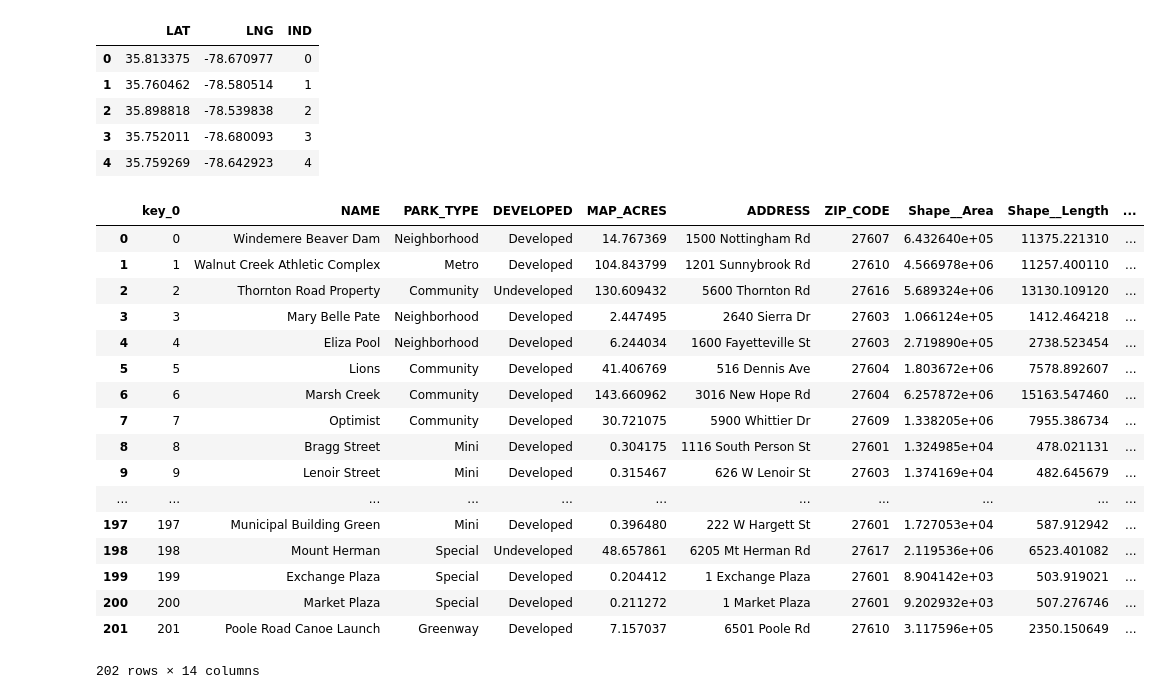
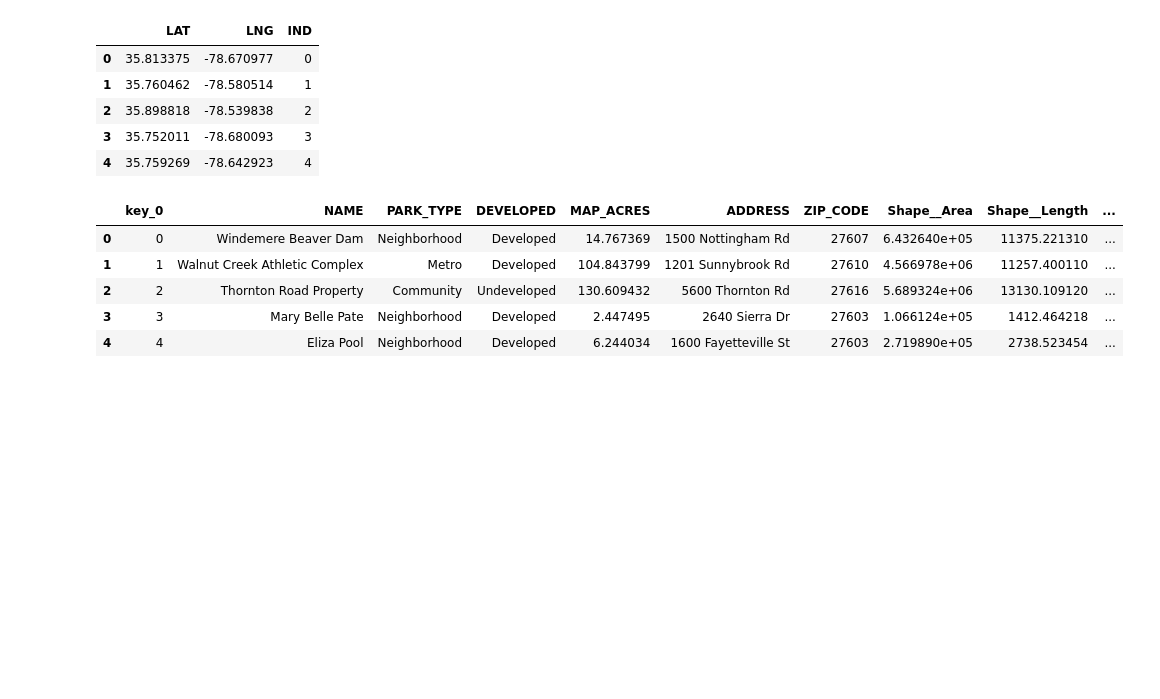
Before and after one commit to joshseymour/Project_2, a Jupyter notebook: Parks_Pipeline.ipynb, the cells around one changed output. Cells and saved outputs as stored; diff of their text form; code cells hidden in the pictures; blank space fills up the shorter version.

```diff
--- a/Parks_Pipeline.ipynb
+++ b/Parks_Pipeline.ipynb
@@ -56,8 +59,10 @@ df
 # %%
 # Import API key
 # from api_key import api_key
-apiKey = '&key=AIzaSyBp0_QDE1LQPcT6RaNTDQidDh_XVSMnDxE'
 
-#set base query_url
+#set the apiKey for Google Maps API
+apiKey =
+
+#set the base url
 query_url = "https://maps.googleapis.com/maps/api/geocode/json?address="
 # %%
@@ -93,23 +100,12 @@ lat_lng_df.head()
 | 4 | 35.759269 | -78.642923 | 4 |
 # %%
 #merge the df's together, df on index, lat_lng_df on IND, and only merge those that match on lat_lng_df
-pd.merge(df, lat_lng_df, left_on=df.index, right_on=lat_lng_df.IND, how='inner')
+df = pd.merge(df, lat_lng_df, left_on=df.index, right_on=lat_lng_df.IND, how='inner')
+df.head()
 # %% [output]
 |  | key_0 | NAME | PARK_TYPE | DEVELOPED | MAP_ACRES | ADDRESS | ZIP_CODE | Shape__Area | Shape__Length | ... |
 | 0 | 0 | Windemere Beaver Dam | Neighborhood | Developed | 14.767369 | 1500 Nottingham Rd | 27607 | 6.432640e+05 | 11375.221310 | ... |
 | 1 | 1 | Walnut Creek Athletic Complex | Metro | Developed | 104.843799 | 1201 Sunnybrook Rd | 27610 | 4.566978e+06 | 11257.400110 | ... |
 | 2 | 2 | Thornton Road Property | Community | Undeveloped | 130.609432 | 5600 Thornton Rd | 27616 | 5.689324e+06 | 13130.109120 | ... |
 | 3 | 3 | Mary Belle Pate | Neighborhood | Developed | 2.447495 | 2640 Sierra Dr | 27603 | 1.066124e+05 | 1412.464218 | ... |
 | 4 | 4 | Eliza Pool | Neighborhood | Developed | 6.244034 | 1600 Fayetteville St | 27603 | 2.719890e+05 | 2738.523454 | ... |
-| 5 | 5 | Lions | Community | Developed | 41.406769 | 516 Dennis Ave | 27604 | 1.803672e+06 | 7578.892607 | ... |
-| 6 | 6 | Marsh Creek | Community | Developed | 143.660962 | 3016 New Hope Rd | 27604 | 6.257872e+06 | 15163.547460 | ... |
-| 7 | 7 | Optimist | Community | Developed | 30.721075 | 5900 Whittier Dr | 27609 | 1.338205e+06 | 7955.386734 | ... |
-| 8 | 8 | Bragg Street | Mini | Developed | 0.304175 | 1116 South Person St | 27601 | 1.324985e+04 | 478.021131 | ... |
-| 9 | 9 | Lenoir Street | Mini | Developed | 0.315467 | 626 W Lenoir St | 27603 | 1.374169e+04 | 482.645679 | ... |
-| ... | ... | ... | ... | ... | ... | ... | ... | ... | ... | ... |
-| 197 | 197 | Municipal Building Green | Mini | Developed | 0.396480 | 222 W Hargett St | 27601 | 1.727053e+04 | 587.912942 | ... |
-| 198 | 198 | Mount Herman | Special | Undeveloped | 48.657861 | 6205 Mt Herman Rd | 27617 | 2.119536e+06 | 6523.401082 | ... |
-| 199 | 199 | Exchange Plaza | Special | Developed | 0.204412 | 1 Exchange Plaza | 27601 | 8.904142e+03 | 503.919021 | ... |
-| 200 | 200 | Market Plaza | Special | Developed | 0.211272 | 1 Market Plaza | 27601 | 9.202932e+03 | 507.276746 | ... |
-| 201 | 201 | Poole Road Canoe Launch | Greenway | Developed | 7.157037 | 6501 Poole Rd | 27610 | 3.117596e+05 | 2350.150649 | ... |
-202 rows × 14 columns
```
Also changed, not shown: parts of 11 cells of this notebook, 1 other file.
